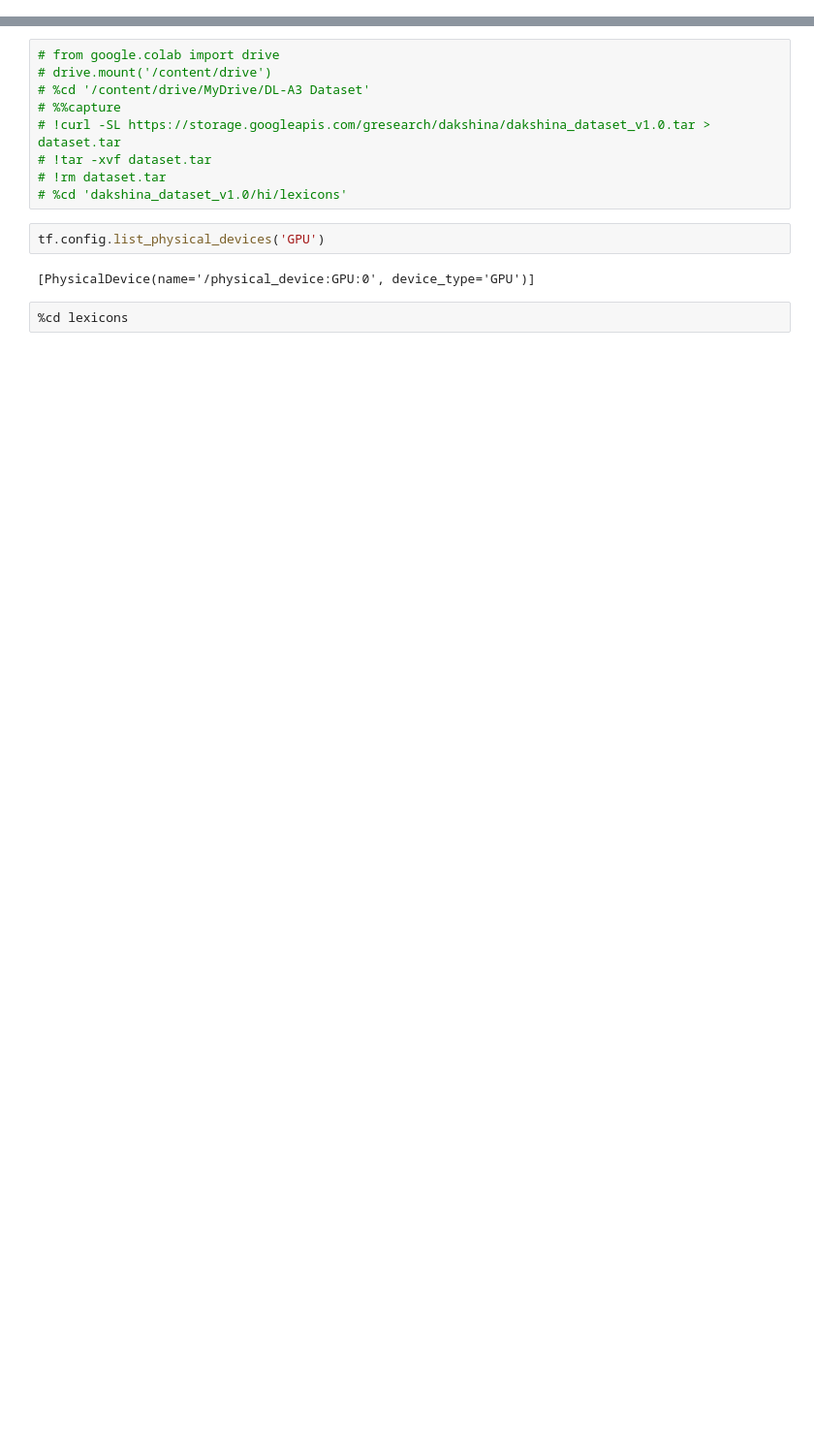
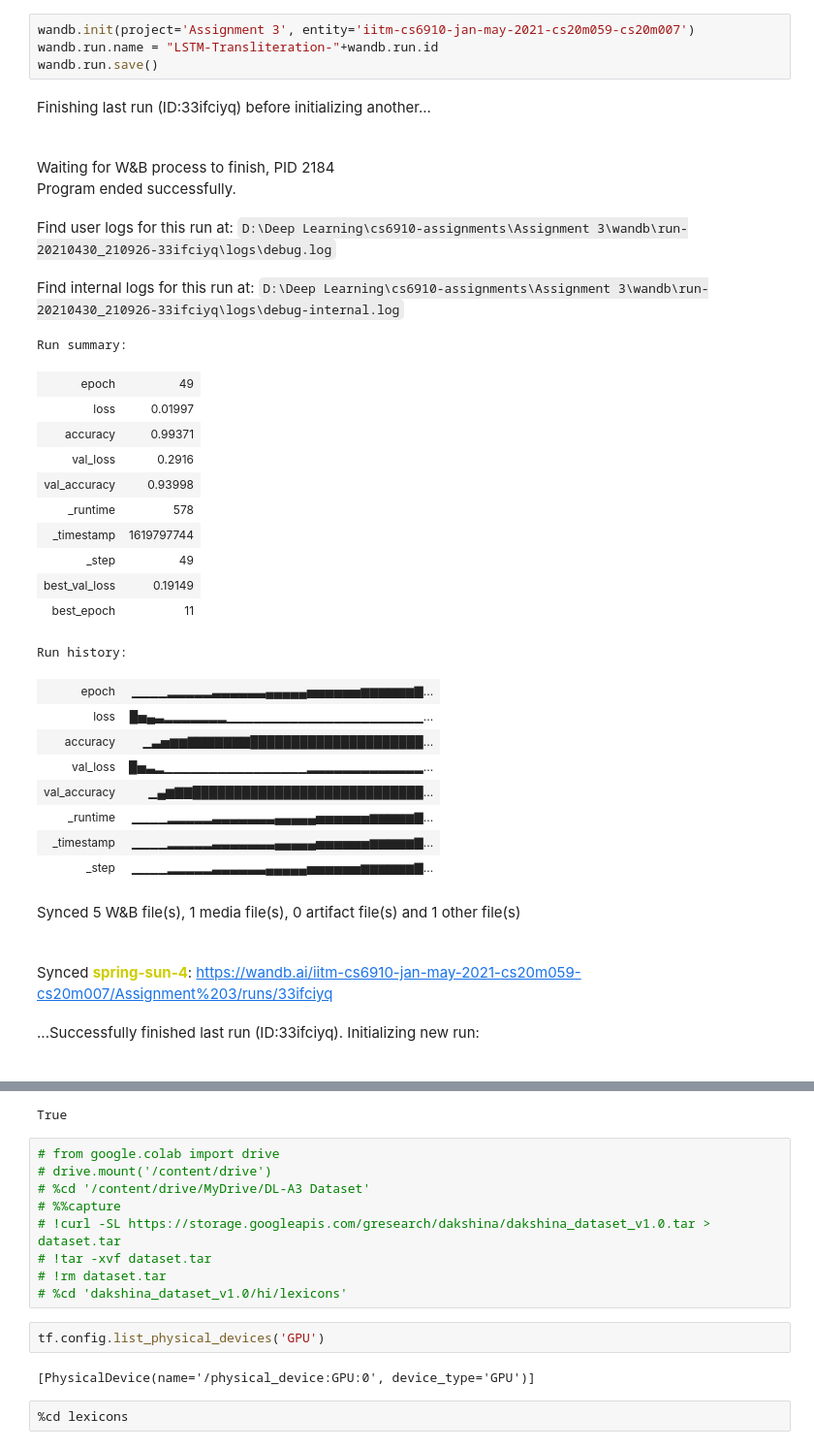
Before and after one commit to abhisheknpcomplete/cs6910-assignments, a Jupyter notebook: Assignment 3/CS20M059 - CS20M007 - CS6910-Assignment-3.ipynb, the cells around one changed output, grey strips where cells are left out. Shown: that part at 97% size. Cells and saved outputs as stored; diff of their text form; blank space fills up the shorter version.

```diff
--- a/Assignment 3/CS20M059 - CS20M007 - CS6910-Assignment-3.ipynb
+++ b/Assignment 3/CS20M059 - CS20M007 - CS6910-Assignment-3.ipynb
@@ -7,0 +14,33 @@ import numpy as np
+# %%
+wandb.init(project='Assignment 3', entity='iitm-cs6910-jan-may-2021-cs20m059-cs20m007')
+wandb.run.name = "LSTM-Transliteration-"+wandb.run.id
+wandb.run.save()
+# %% [output]
+Finishing last run (ID:33ifciyq) before initializing another...
+Waiting for W&B process to finish, PID 2184
+Program ended successfully.
+Find user logs for this run at: D:\Deep Learning\cs6910-assignments\Assignment 3\wandb\run-20210430_210926-33ifciyq\logs\debug.log
+Find internal logs for this run at: D:\Deep Learning\cs6910-assignments\Assignment 3\wandb\run-20210430_210926-33ifciyq\logs\debug-internal.log
+Run summary:
+| epoch | 49 |
+| loss | 0.01997 |
+| accuracy | 0.99371 |
+| val_loss | 0.2916 |
+| val_accuracy | 0.93998 |
+| _runtime | 578 |
+| _timestamp | 1619797744 |
+| _step | 49 |
+| best_val_loss | 0.19149 |
+| best_epoch | 11 |
+Run history:
+| epoch | ▁▁▁▁▂▂▂▂▂▃▃▃▃▃▃▄▄▄▄▄▅▅▅▅▅▅▆▆▆▆▆▆▇... |
+| loss | █▅▄▃▂▂▂▂▂▂▂▁▁▁▁▁▁▁▁▁▁▁▁▁▁▁▁▁▁▁▁▁▁... |
+| accuracy | ▁▃▅▆▆▇▇▇▇▇▇▇█████████████████████... |
+| val_loss | █▅▃▂▁▁▁▁▁▁▁▁▁▁▁▁▁▁▁▁▂▂▂▂▂▂▂▂▂▂▂▂▂... |
+| val_accuracy | ▁▄▆▇▇████████████████████████████... |
+| _runtime | ▁▁▁▁▂▂▂▂▂▃▃▃▃▃▃▃▄▄▄▄▄▅▅▅▅▅▅▆▆▆▆▆▇... |
+| _timestamp | ▁▁▁▁▂▂▂▂▂▃▃▃▃▃▃▃▄▄▄▄▄▅▅▅▅▅▅▆▆▆▆▆▇... |
+| _step | ▁▁▁▁▂▂▂▂▂▃▃▃▃▃▃▄▄▄▄▄▅▅▅▅▅▅▆▆▆▆▆▆▇... |
+Synced 5 W&B file(s), 1 media file(s), 0 artifact file(s) and 1 other file(s)
+Synced spring-sun-4: https://wandb.ai/iitm-cs6910-jan-may-2021-cs20m059-cs20m007/Assignment%203/runs/33ifciyq
+...Successfully finished last run (ID:33ifciyq). Initializing new run:
@@ -8,3 +53,4 @@ import numpy as np
+True
 # %%
 # from google.colab import drive
 # drive.mount('/content/drive')
```
Also changed, not shown: parts of 23 cells of this notebook, 3 other files.
